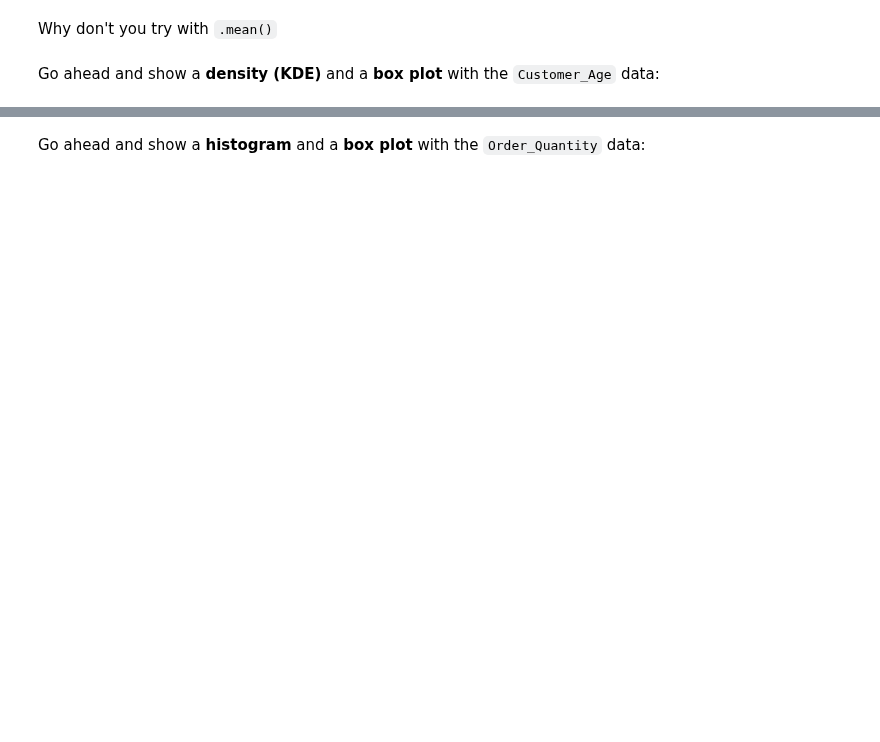
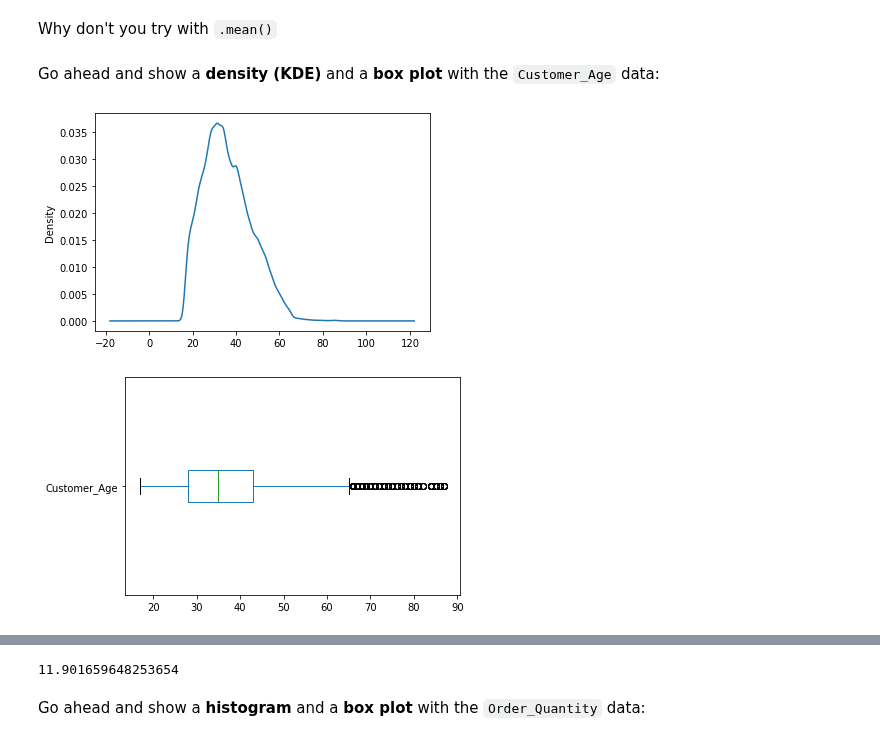
Before and after one commit to ine-rmotr-curriculum/FreeCodeCamp-Pandas-Real-Life-Example, a Jupyter notebook: Exercises_1.ipynb, the cells around one changed output, grey strips where cells are left out. Drawn from its saved outputs; the diff is of its cells as text; code cells hidden in the pictures; blank space fills up the shorter version.

```diff
--- a/Exercises_1.ipynb
+++ b/Exercises_1.ipynb
@@ -40,3 +48,12 @@ Go ahead and show a <b>density (KDE)</b> and a <b>box plot</b> with the `Custome
+# %%
+# your code goes here
+sales.Customer_Age.plot.kde()
+plt.show()
+sales.Customer_Age.plot.box(vert=False)
+plt.show()
+# %% [output]
+[figure, added]
+[figure, added]
 # %%
 sales['Customer_Age'].plot(kind='kde', figsize=(14,6))
 # %%
@@ -47,6 +64,9 @@ sales['Customer_Age'].plot(kind='box', vert=False, figsize=(14,6))
 ### What's the mean of `Order_Quantity`?
 # %%
 # your code goes here
+sales.Order_Quantity.mean()
+# %% [output]
+11.901659648253654
 # %%
 sales['Order_Quantity'].mean()
 # %% [markdown]
```
Also changed, not shown: parts of 8 cells of this notebook.
